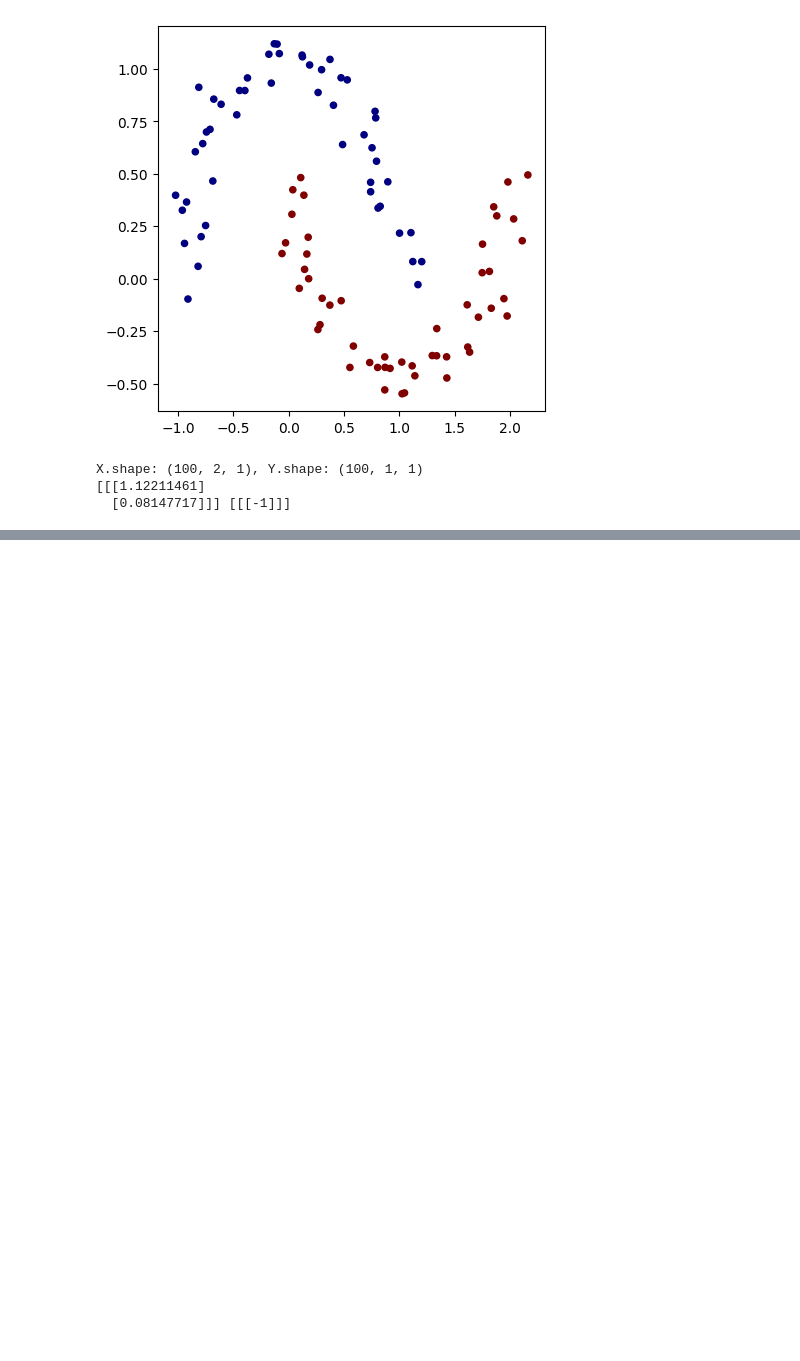
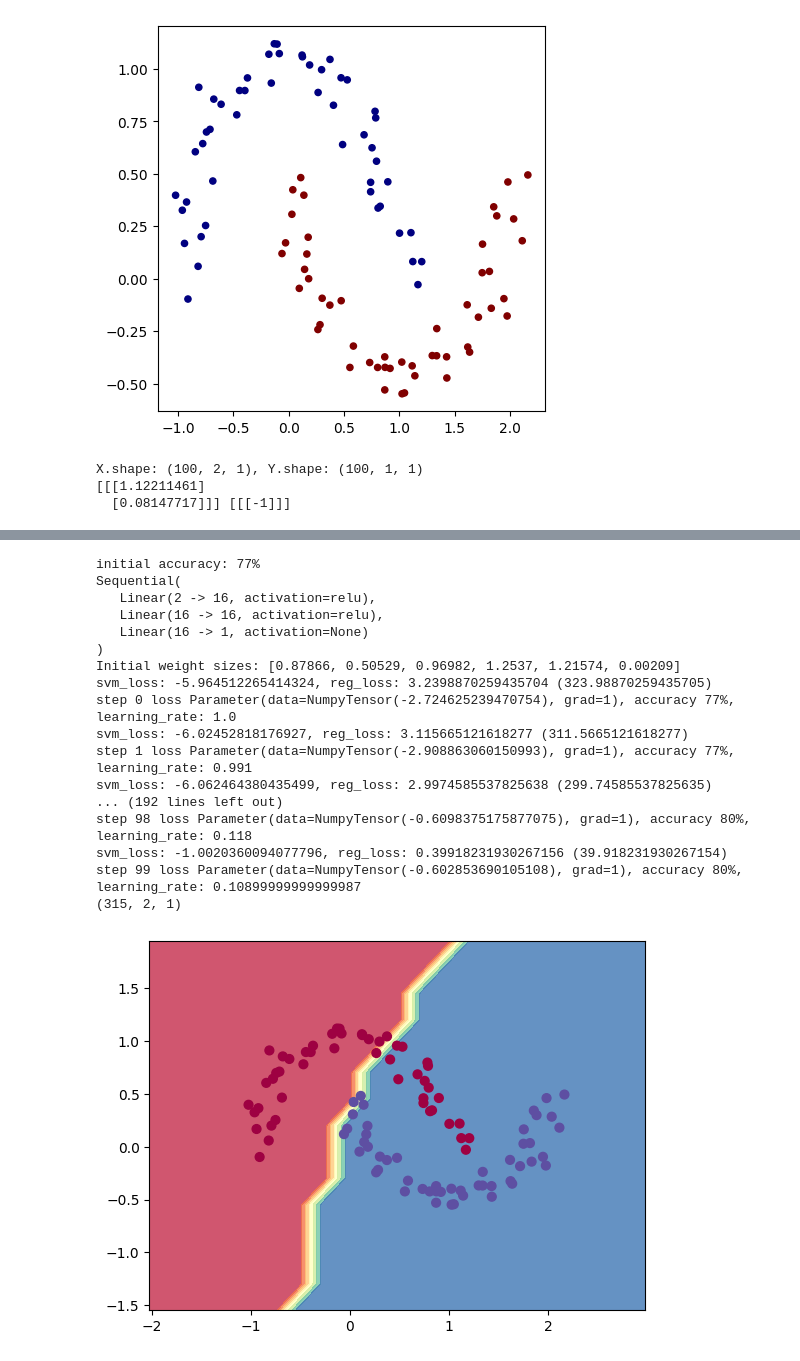
Before and after one commit to Molten-Ice/SimpleGrad, a Jupyter notebook: demo.ipynb, the cells around one changed output, grey strips where cells are left out. Drawn from its saved outputs; the diff is of its cells as text; code cells hidden in the pictures; blank space fills up the shorter version.

```diff
--- a/demo.ipynb
+++ b/demo.ipynb
@@ -79,9 +82,9 @@ Sequential(
 ## Model above ##
 
 def loss(preds):
-    total_loss = preds.mse(Y)
-    # svm_loss = (1 + -Y*preds).sum()
-    return total_loss
+    # total_loss = preds.mse(Y)
+    svm_loss = (1 + -Y*preds).sum()
+    return svm_loss
 
 ## optimization
 base_lr = 0.1
@@ -106,6 +109,6 @@ for k in range(100):
     print(f"step {k} loss {total_loss}, accuracy {acc}%, learning_rate: {learning_rate}")
 
     # plot_decision_boundary(model)
-    if k == 5:
+    if k == 10:
         break
 # %% [output]
@@ -123,3 +135,75 @@ plot_decision_boundary(model)
+# %%
+np.random.seed(5)
+sizes = [2, 16, 16, 1]
+model = Sequential([
+    Linear(in_size, out_size, activation='relu' if i != len(sizes)-2 else None, no_init=True)
+            for i, (in_size, out_size) in enumerate(zip(sizes[:-1], sizes[1:]))])
+preds = model(X)
+acc = sum(((Y.data.data > 0) == (preds.data.data > 0))[:, 0, 0])
+print(f'initial accuracy: {acc}%')
+print(model)
+print(f'Initial weight sizes: {[round(x.data.mean().data.item(), 5) for x in [p*p for p in model.parameters()]]}')
+
+# plot_decision_boundary(model)
+
+
+## Model above ##
+
+def loss(preds):
+    # total_loss = preds.mse(Y)
+    svm_loss = (1 + -Y*preds).sum() / 100
+    alpha = 0.01
+    param_size = sum([(p*p).sum() for p in model.parameters()]) # L2 regularization
+    reg_loss = alpha * param_size
+
+    print(f'svm_loss: {svm_loss.data.mean().data.item()}, reg_loss: {reg_loss.data.mean().data.item()} ({param_size.data.mean().data.item()})')
+
+    return svm_loss + reg_loss
+
+## optimization
+base_lr = 1
+
+for k in range(100):
+
+    preds = model(X)
+
+    # forward
+    total_loss = loss(preds)
+
+    # backward
+    model.zero_grad()
+    total_loss.backward()
+
+    # update (sgd)
+    learning_rate = base_lr * (1-0.9*k/100)
+    for p in model.parameters():
+        p.data -= learning_rate * p.grad.sum(dim=0) / 100
+
+    acc = sum(((Y.data.data > 0) == (preds.data.data > 0))[:, 0, 0])
+    print(f"step {k} loss {total_loss}, accuracy {acc}%, learning_rate: {learning_rate}")
+
+    # plot_decision_boundary(model)
+
+plot_decision_boundary(model)
+# %% [output]
+initial accuracy: 77%
+Sequential(
+   Linear(2 -> 16, activation=relu),
+   Linear(16 -> 16, activation=relu),
+   Linear(16 -> 1, activation=None)
+)
+Initial weight sizes: [0.87866, 0.50529, 0.96982, 1.2537, 1.21574, 0.00209]
+svm_loss: -5.964512265414324, reg_loss: 3.2398870259435704 (323.98870259435705)
+step 0 loss Parameter(data=NumpyTensor(-2.724625239470754), grad=1), accuracy 77%, learning_rate: 1.0
+svm_loss: -6.02452818176927, reg_loss: 3.115665121618277 (311.5665121618277)
+step 1 loss Parameter(data=NumpyTensor(-2.908863060150993), grad=1), accuracy 77%, learning_rate: 0.991
+svm_loss: -6.062464380435499, reg_loss: 2.9974585537825638 (299.74585537825635)
+... (192 lines left out)
+step 98 loss Parameter(data=NumpyTensor(-0.6098375175877075), grad=1), accuracy 80%, learning_rate: 0.118
+svm_loss: -1.0020360094077796, reg_loss: 0.39918231930267156 (39.918231930267154)
+step 99 loss Parameter(data=NumpyTensor(-0.602853690105108), grad=1), accuracy 80%, learning_rate: 0.10899999999999987
+(315, 2, 1)
+[figure, added]
 # %%
 # loss function
 def loss(batch_size=None):
```
Also changed, not shown: parts of 5 cells of this notebook.
